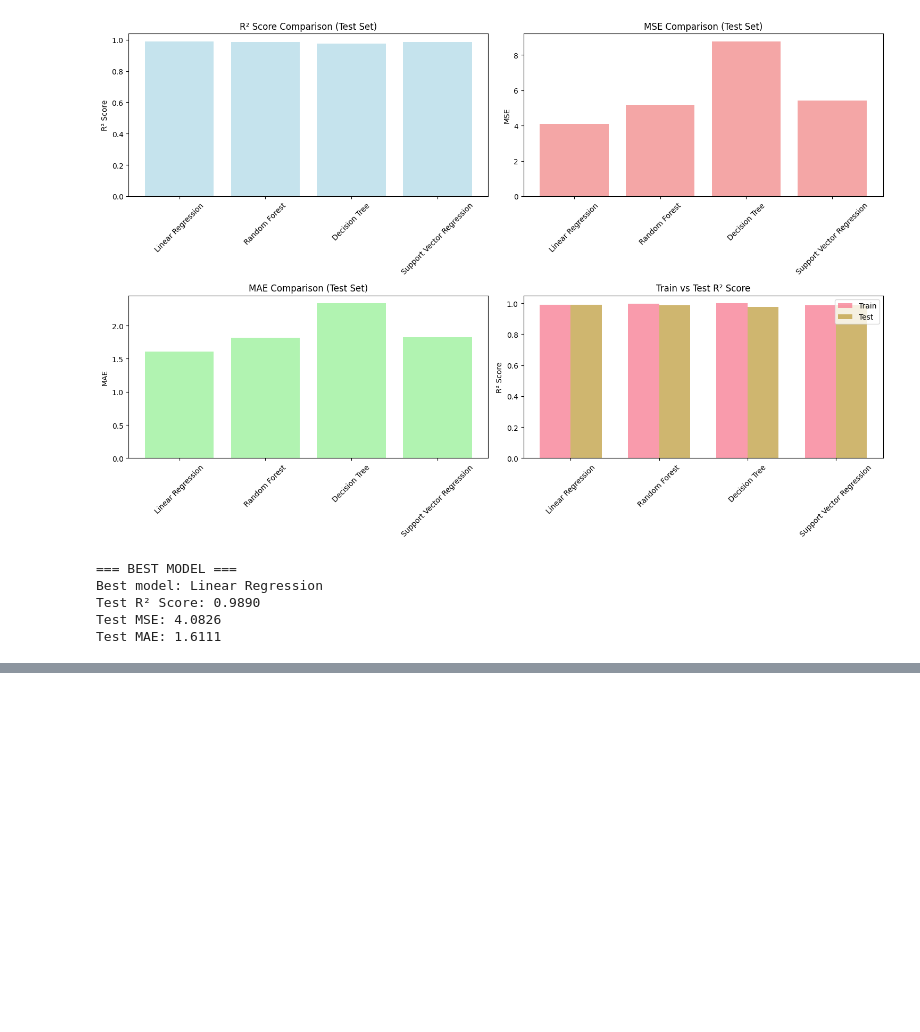
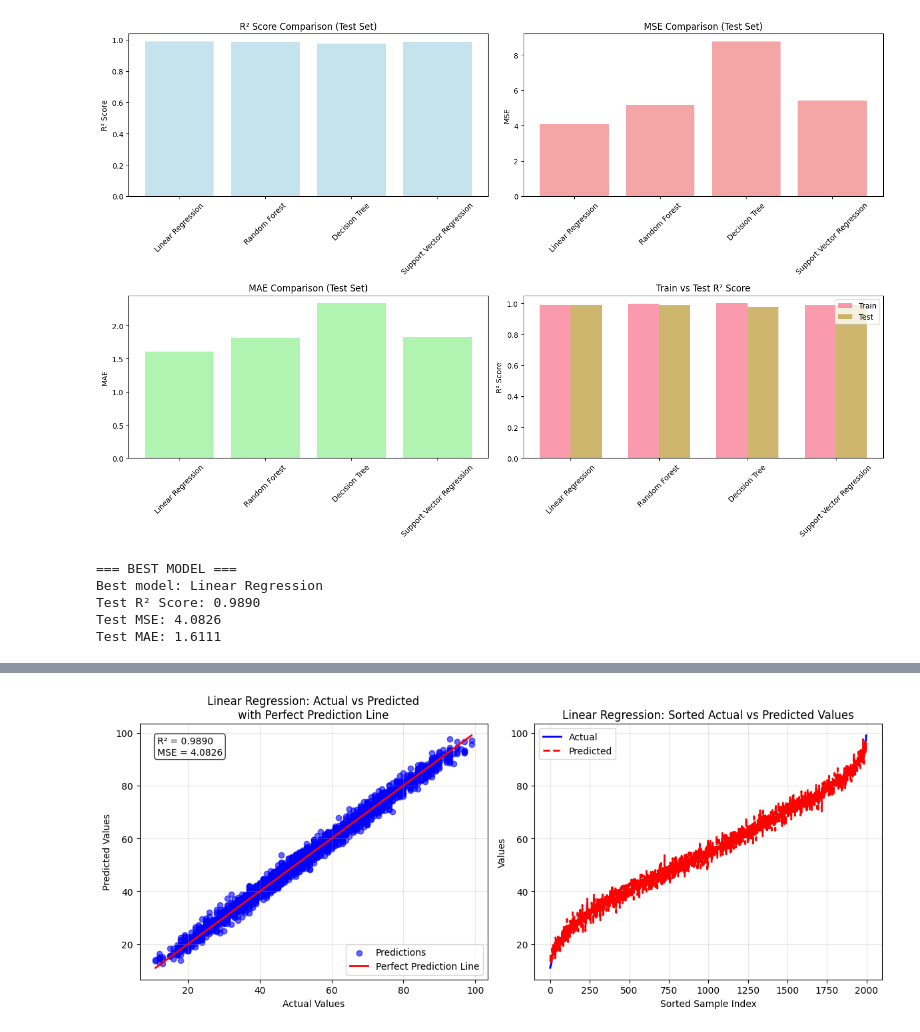
Before and after one commit to naufalFaqih/Tugas-Latihan-Data-Sains, a Jupyter notebook: tugas_evaluasi_model.ipynb, the cells around one changed output, grey strips where cells are left out. Saved outputs shown, nothing was run; the diff lists cells and outputs as text; code cells hidden in the pictures; blank space fills up the shorter version.

```diff
--- a/tugas_evaluasi_model.ipynb
+++ b/tugas_evaluasi_model.ipynb
@@ -500,0 +626,39 @@ Test MAE: 1.6111
+# %%
+# Perfect line comparison plot
+plt.figure(figsize=(12, 5))
+
+# Plot 1: Perfect prediction line
+plt.subplot(1, 2, 1)
+plt.scatter(y_test, y_pred_test_lr, alpha=0.6, color='blue', label='Predictions')
+plt.plot([y_test.min(), y_test.max()], [y_test.min(), y_test.max()],
+         'r-', lw=2, label='Perfect Prediction Line')
+plt.xlabel('Actual Values')
+plt.ylabel('Predicted Values')
+plt.title('Linear Regression: Actual vs Predicted\nwith Perfect Prediction Line')
+plt.legend()
+plt.grid(True, alpha=0.3)
+
+# Tambahkan metrik pada plot
+plt.text(0.05, 0.95, f'R² = {test_r2_lr:.4f}\nMSE = {results["Linear Regression"]["Test MSE"]:.4f}',
+         transform=plt.gca().transAxes,
+         bbox=dict(boxstyle='round', facecolor='white', alpha=0.8),
+         verticalalignment='top')
+
+# Plot 2: Line plot dengan trend
+plt.subplot(1, 2, 2)
+sorted_indices = np.argsort(y_test)
+y_test_sorted = y_test.iloc[sorted_indices]
+y_pred_sorted = y_pred_test_lr[sorted_indices]
+
+plt.plot(y_test_sorted.values, label='Actual', color='blue', linewidth=2)
+plt.plot(y_pred_sorted, label='Predicted', color='red', linewidth=2, linestyle='--')
+plt.xlabel('Sorted Sample Index')
+plt.ylabel('Values')
+plt.title('Linear Regression: Sorted Actual vs Predicted Values')
+plt.legend()
+plt.grid(True, alpha=0.3)
+
+plt.tight_layout()
+plt.show()
+# %% [output]
+[figure, added]
```
Also changed, not shown: parts of 2 cells of this notebook.
